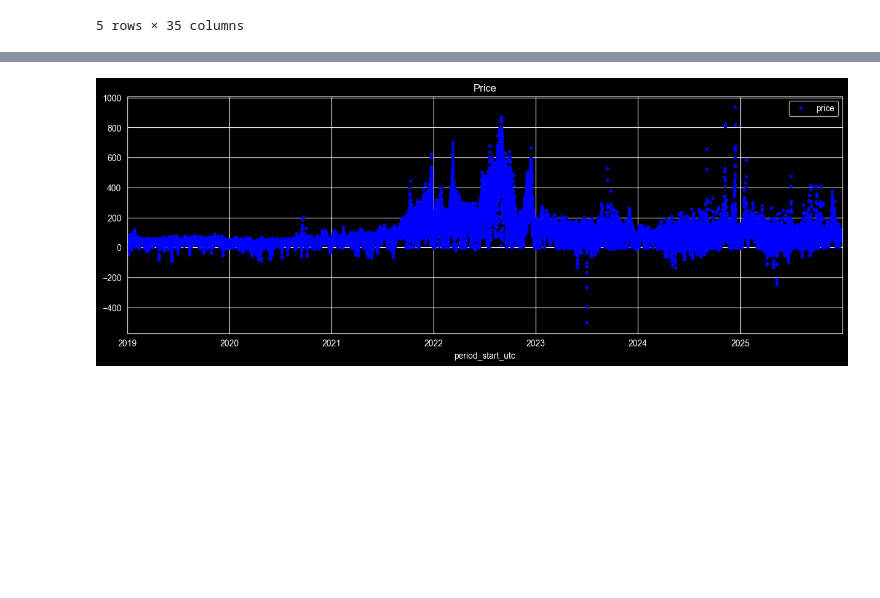
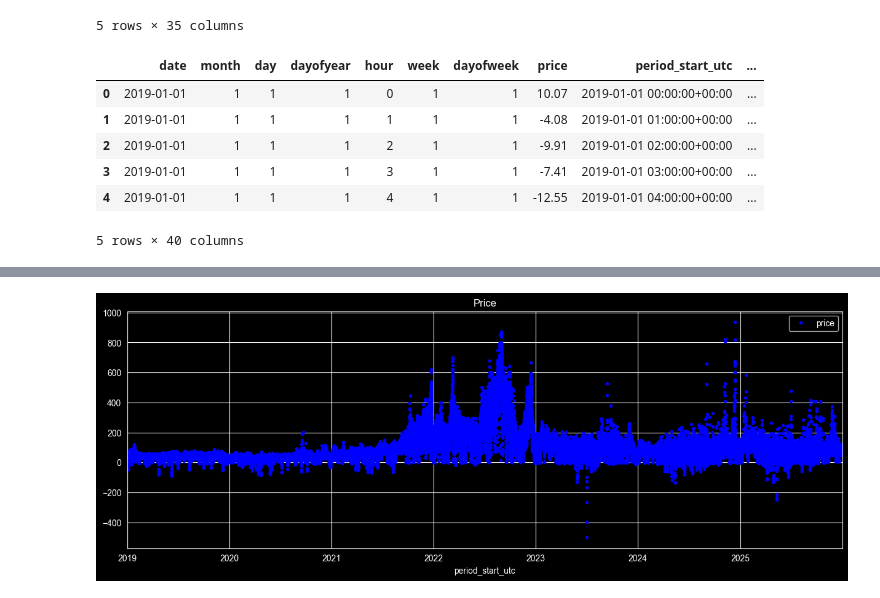
Before and after one commit to SSBO-ai/ai-for-energy, a Jupyter notebook: notebook/05_models/05_model_XGBoost.ipynb, the cells around one changed output, grey strips where cells are left out. Drawn from its saved outputs; the diff is of its cells as text; code cells hidden in the pictures; blank space fills up the shorter version.

```diff
--- a/notebook/05_models/05_model_XGBoost.ipynb
+++ b/notebook/05_models/05_model_XGBoost.ipynb
@@ -37,6 +42,17 @@ df_years.head()
 | 3 | 2019-01-01 | 2019 | 1 | 1 | 1 | 3 | 1 | 1 | -7.41 | 2019-01-01 03:00:00+00:00 | ... |
 | 4 | 2019-01-01 | 2019 | 1 | 1 | 1 | 4 | 1 | 1 | -12.55 | 2019-01-01 04:00:00+00:00 | ... |
 5 rows × 35 columns
+# %%
+df_years = pd.get_dummies(df_years, columns=['year'], drop_first=True)
+df_years.head()
+# %% [output]
+|  | date | month | day | dayofyear | hour | week | dayofweek | price | period_start_utc | ... |
+| 0 | 2019-01-01 | 1 | 1 | 1 | 0 | 1 | 1 | 10.07 | 2019-01-01 00:00:00+00:00 | ... |
+| 1 | 2019-01-01 | 1 | 1 | 1 | 1 | 1 | 1 | -4.08 | 2019-01-01 01:00:00+00:00 | ... |
+| 2 | 2019-01-01 | 1 | 1 | 1 | 2 | 1 | 1 | -9.91 | 2019-01-01 02:00:00+00:00 | ... |
+| 3 | 2019-01-01 | 1 | 1 | 1 | 3 | 1 | 1 | -7.41 | 2019-01-01 03:00:00+00:00 | ... |
+| 4 | 2019-01-01 | 1 | 1 | 1 | 4 | 1 | 1 | -12.55 | 2019-01-01 04:00:00+00:00 | ... |
+5 rows × 40 columns
 # %%
 df_years.drop(columns=['period_end_utc'], inplace=True)
 # %%
```
Also changed, not shown: parts of 19 cells of this notebook, 1 other file.
